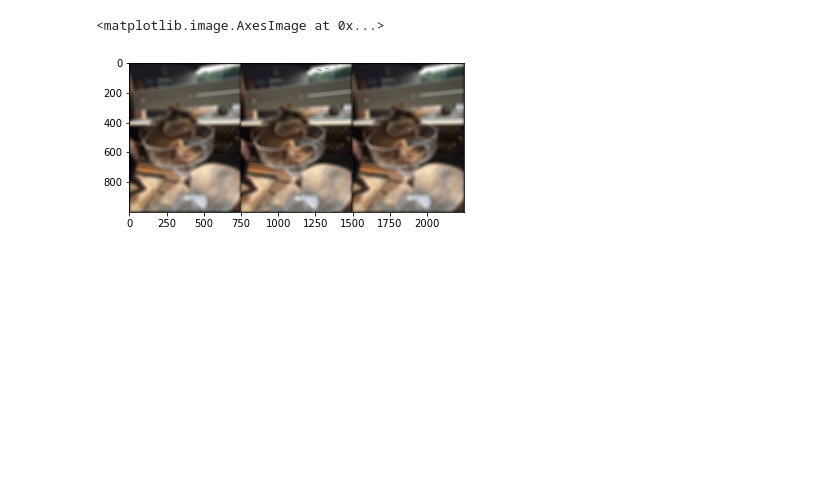
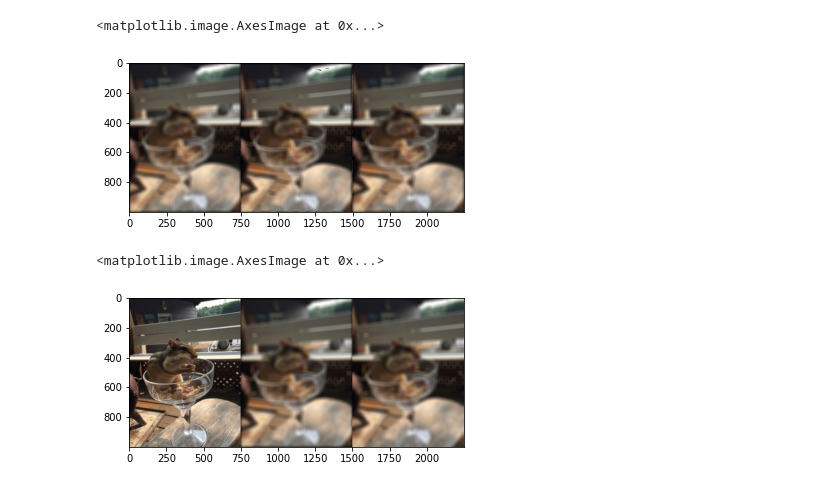
Before and after one commit to DaveAlsina/proyecto1vision, a Jupyter notebook: proyecto1/Proyecto I Filter me.ipynb, the cells around one changed output. Saved outputs shown, nothing was run; the diff lists cells and outputs as text; code cells hidden in the pictures; blank space fills up the shorter version.

```diff
--- a/proyecto1/Proyecto I Filter me.ipynb
+++ b/proyecto1/Proyecto I Filter me.ipynb
@@ -230,3 +230,20 @@ CPU times: user 154 ms, sys: 29 ms, total: 183 ms
 Wall time: 112 ms
 <matplotlib.image.AxesImage at 0x...>
 [figure]
+# %%
+import matplotlib.pyplot as plt
+import cv2
+import numpy as np
+from scipy.ndimage import convolve1d
+
+def diffuminate_eff(img, filter_size = 30):
+    diffuminator = np.ones(filter_size)/filter_size
+    img = convolve1d(img, weights=diffuminator, axis=0)
+    img = convolve1d(img, weights=diffuminator, axis=1)
+    return img
+# %%
+gray = cv2.cvtColor(cv2.imread("../imgs/img1.jpg"), cv2.COLOR_BGR2RGB)
+plt.imshow(np.column_stack([gray, difuminate(gray, 30), diffuminate_eff(gray, 30)]),cmap='gray', vmin=0, vmax=255)
+# %% [output]
+<matplotlib.image.AxesImage at 0x...>
+[figure, added]
```
Also changed, not shown: parts of 5 cells of this notebook, 2 other files.
